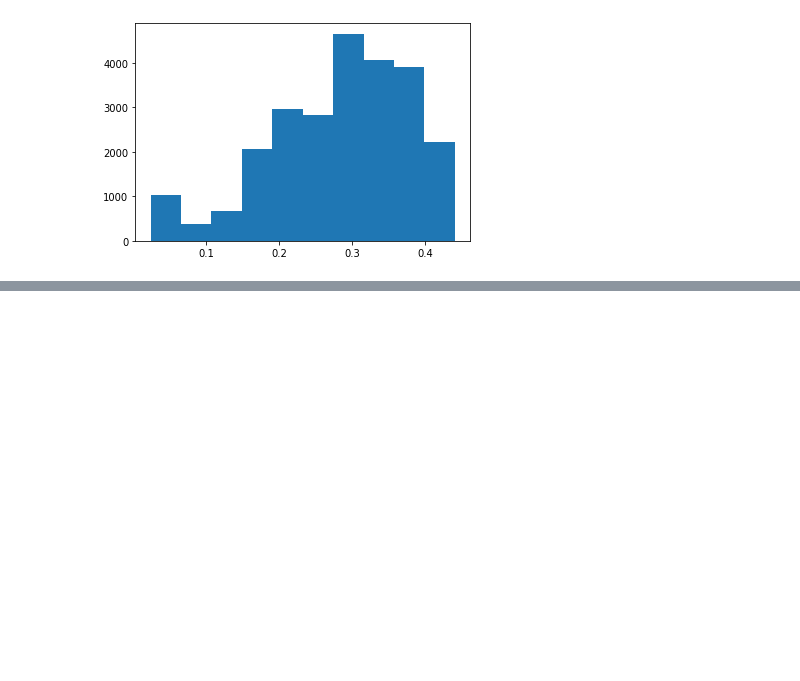
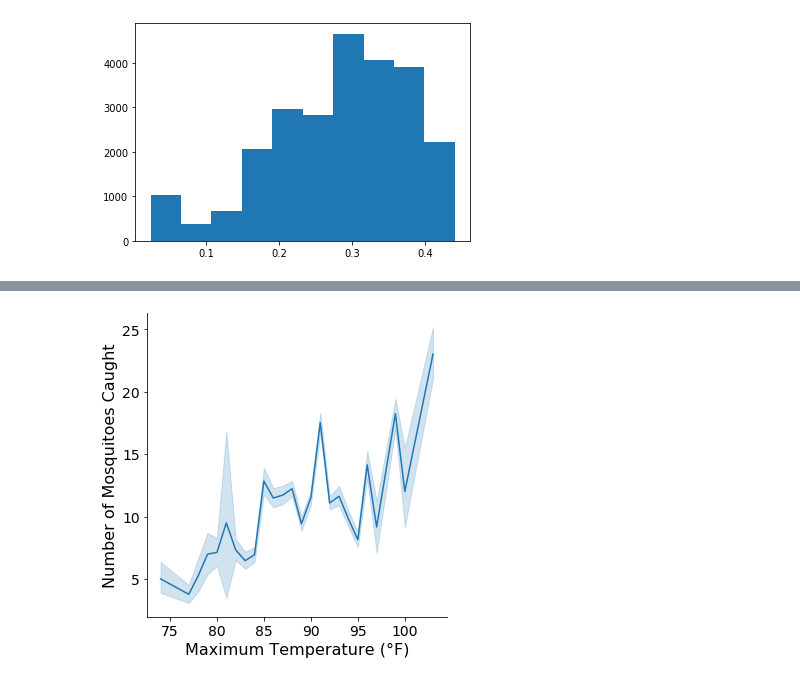
Before and after one commit to ianbakst/mosquitoknow, a Jupyter notebook: build_model.ipynb, the cells around one changed output, grey strips where cells are left out. Cells and saved outputs as stored; diff of their text form; code cells hidden in the pictures; blank space fills up the shorter version.

```diff
--- a/build_model.ipynb
+++ b/build_model.ipynb
@@ -494,3 +510,13 @@ def build_input(date):
     GD['Tmin'] = A['Tmin']
     GD['prec'] = A['prec']
     return GD
+# %%
+import matplotlib
+matplotlib.rc('xtick', labelsize=14)
+matplotlib.rc('ytick', labelsize=14)
+sns.relplot(x = 'Tmax', y = 'num',kind = 'line', data = geo_data)
+plt.xlabel('Maximum Temperature (°F)', fontsize = 16)
+plt.ylabel('Number of Mosquitoes Caught', fontsize = 16)
+plt.show()
+# %% [output]
+[figure, added]
```
Also changed, not shown: parts of 1 cell of this notebook, 20 other files.
